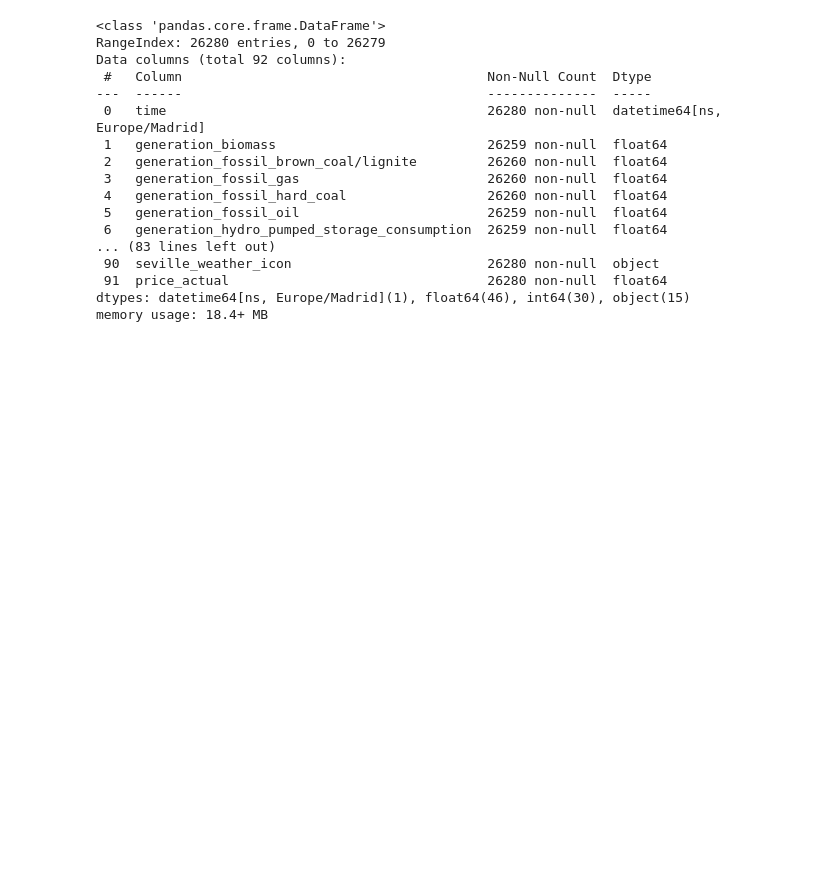
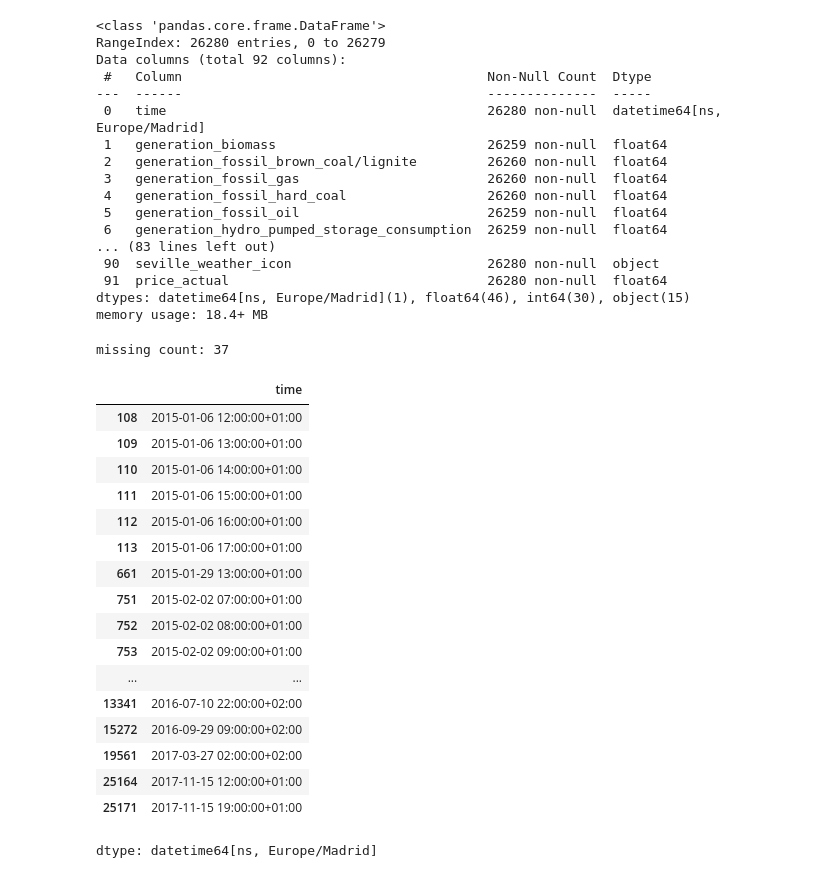
Before and after one commit to s-nakamura333/denryoku, a Jupyter notebook: denryoku0605.ipynb, the cells around one changed output. Saved outputs shown, nothing was run; the diff lists cells and outputs as text; code cells hidden in the pictures; blank space fills up the shorter version.

```diff
--- a/denryoku0605.ipynb
+++ b/denryoku0605.ipynb
@@ -132,3 +132,27 @@ Data columns (total 92 columns):
  91  price_actual                                 26280 non-null  float64
 dtypes: datetime64[ns, Europe/Madrid](1), float64(46), int64(30), object(15)
 memory usage: 18.4+ MB
+# %%
+        missing_times = df.loc[df['total_load_actual'].isna(), 'time']
+        print('missing count:', len(missing_times))
+        display(missing_times)
+# %% [output]
+missing count: 37
+|  | time |
+| 108 | 2015-01-06 12:00:00+01:00 |
+| 109 | 2015-01-06 13:00:00+01:00 |
+| 110 | 2015-01-06 14:00:00+01:00 |
+| 111 | 2015-01-06 15:00:00+01:00 |
+| 112 | 2015-01-06 16:00:00+01:00 |
+| 113 | 2015-01-06 17:00:00+01:00 |
+| 661 | 2015-01-29 13:00:00+01:00 |
+| 751 | 2015-02-02 07:00:00+01:00 |
+| 752 | 2015-02-02 08:00:00+01:00 |
+| 753 | 2015-02-02 09:00:00+01:00 |
+| ... | ... |
+| 13341 | 2016-07-10 22:00:00+02:00 |
+| 15272 | 2016-09-29 09:00:00+02:00 |
+| 19561 | 2017-03-27 02:00:00+02:00 |
+| 25164 | 2017-11-15 12:00:00+01:00 |
+| 25171 | 2017-11-15 19:00:00+01:00 |
+dtype: datetime64[ns, Europe/Madrid]
```
Also changed, not shown: parts of 3 cells of this notebook.
